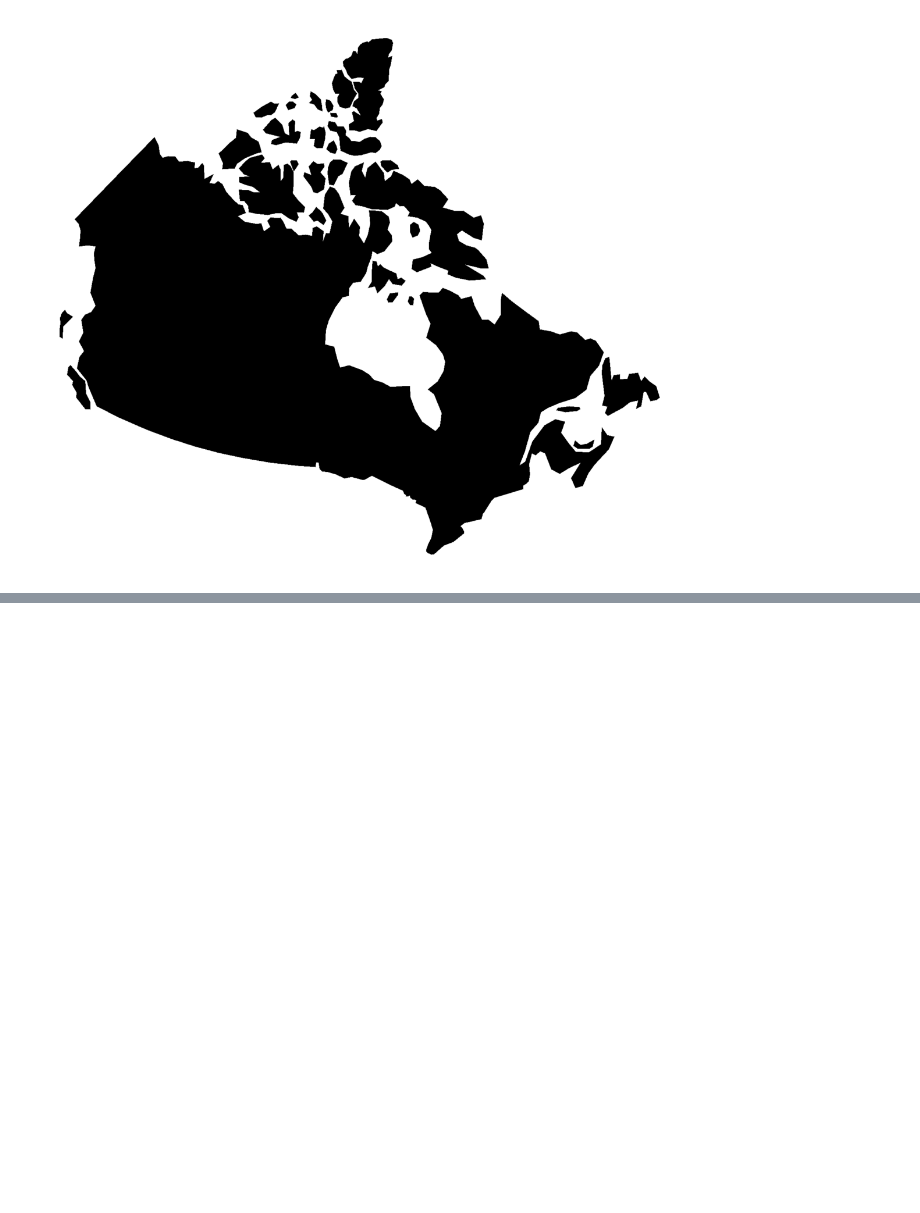
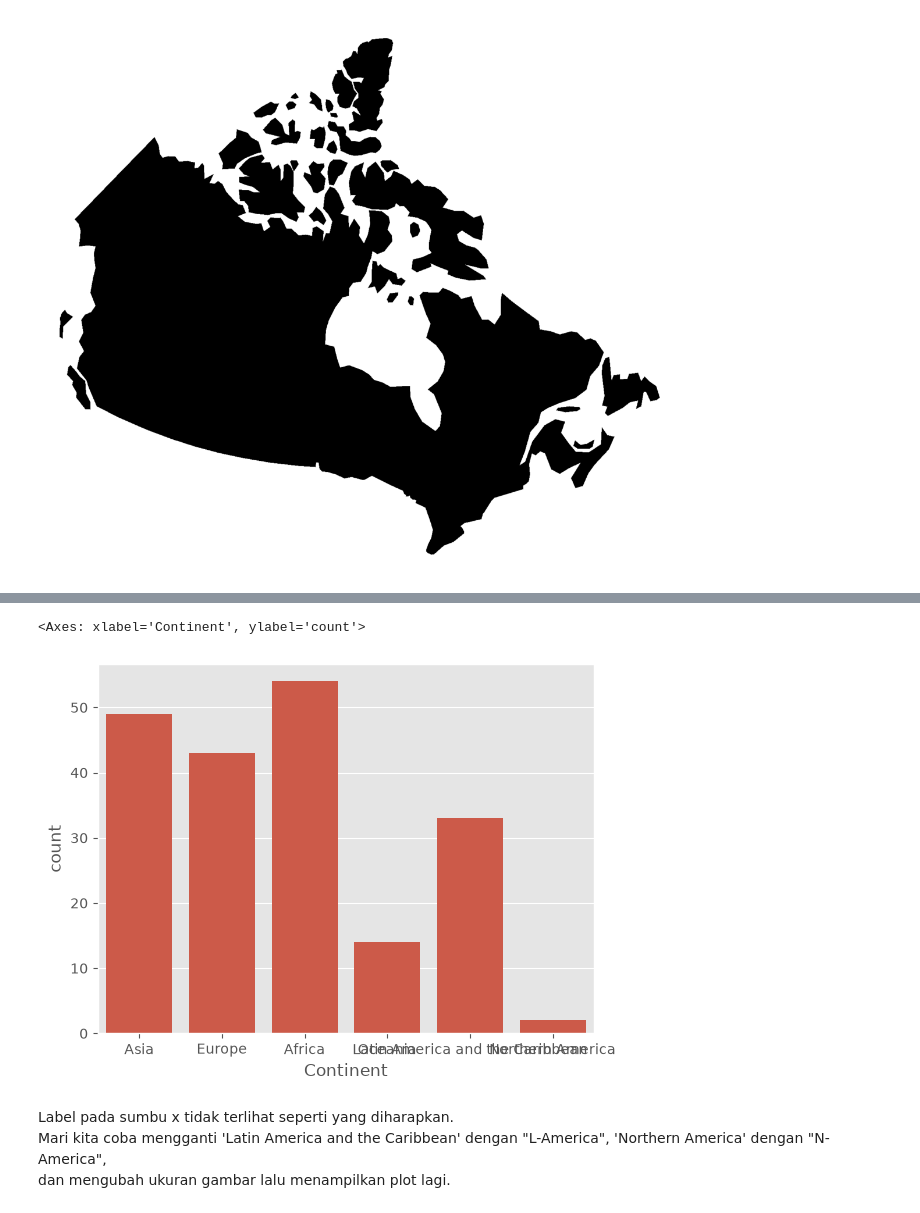
Before and after one commit to jagadhita28/ibm-data-visualization-python, a Jupyter notebook: module-3-advanced-viz-geospatial/notebooks/01_advanced_visualization_tools.ipynb, the cells around one changed output, grey strips where cells are left out. Cells and saved outputs as stored; diff of their text form; code cells hidden in the pictures; blank space fills up the shorter version.

Commit message:
Add module 3: created plotting with seabord notebook

```diff
--- a/module-3-advanced-viz-geospatial/notebooks/01_advanced_visualization_tools.ipynb
+++ b/module-3-advanced-viz-geospatial/notebooks/01_advanced_visualization_tools.ipynb
@@ -399,0 +422,7 @@ plt.show()
+# %%
+sns.countplot(data=df_canada, x="Continent")
+# %% [output]
+<Axes: xlabel='Continent', ylabel='count'>
+[figure, added]
+# %% [markdown]
+Label pada sumbu x tidak terlihat seperti yang diharapkan.<br>Mari kita coba mengganti 'Latin America and the Caribbean' dengan "L-America", 'Northern America' dengan "N-America",<br>dan mengubah ukuran gambar lalu menampilkan plot lagi.
```
Also changed, not shown: parts of 44 cells of this notebook.
